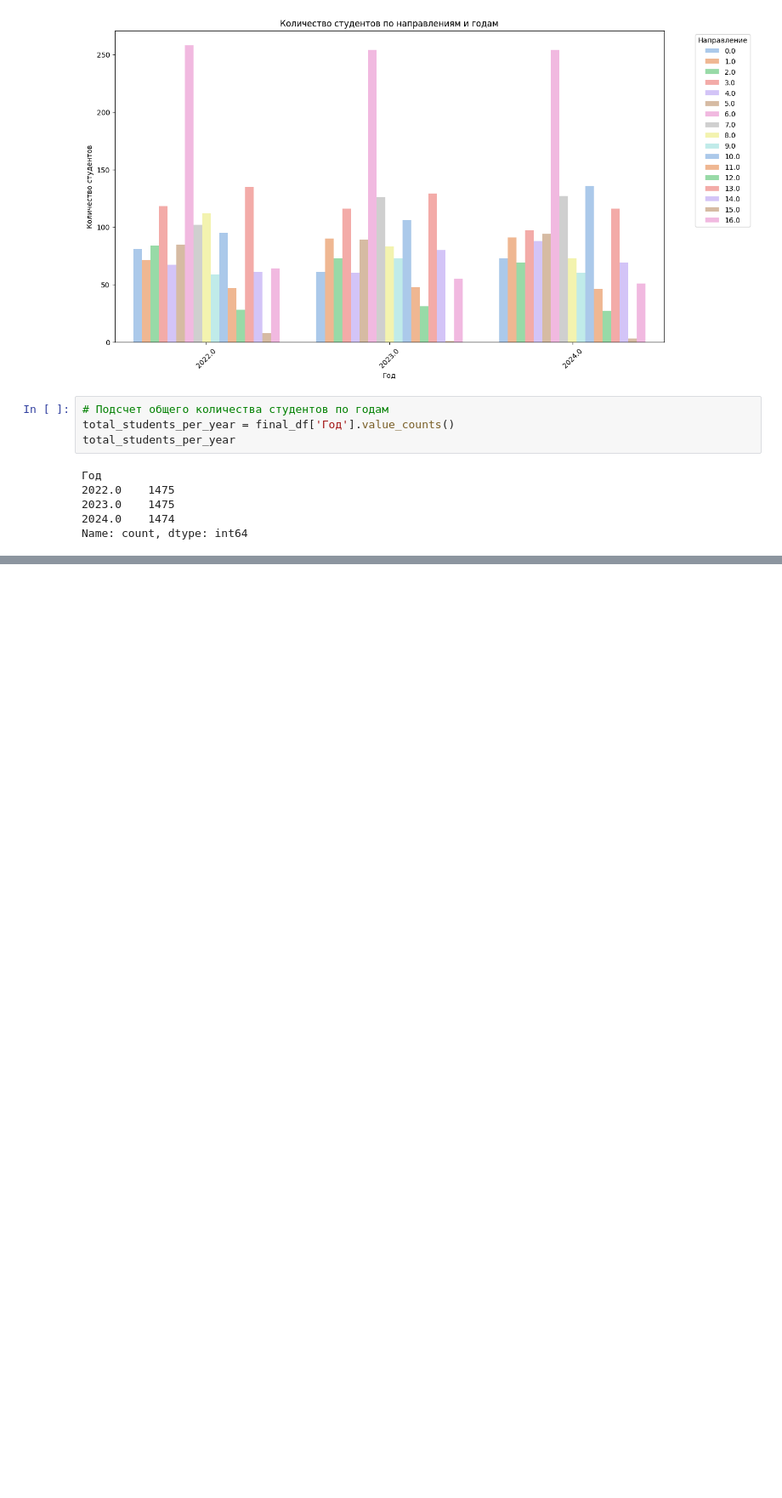
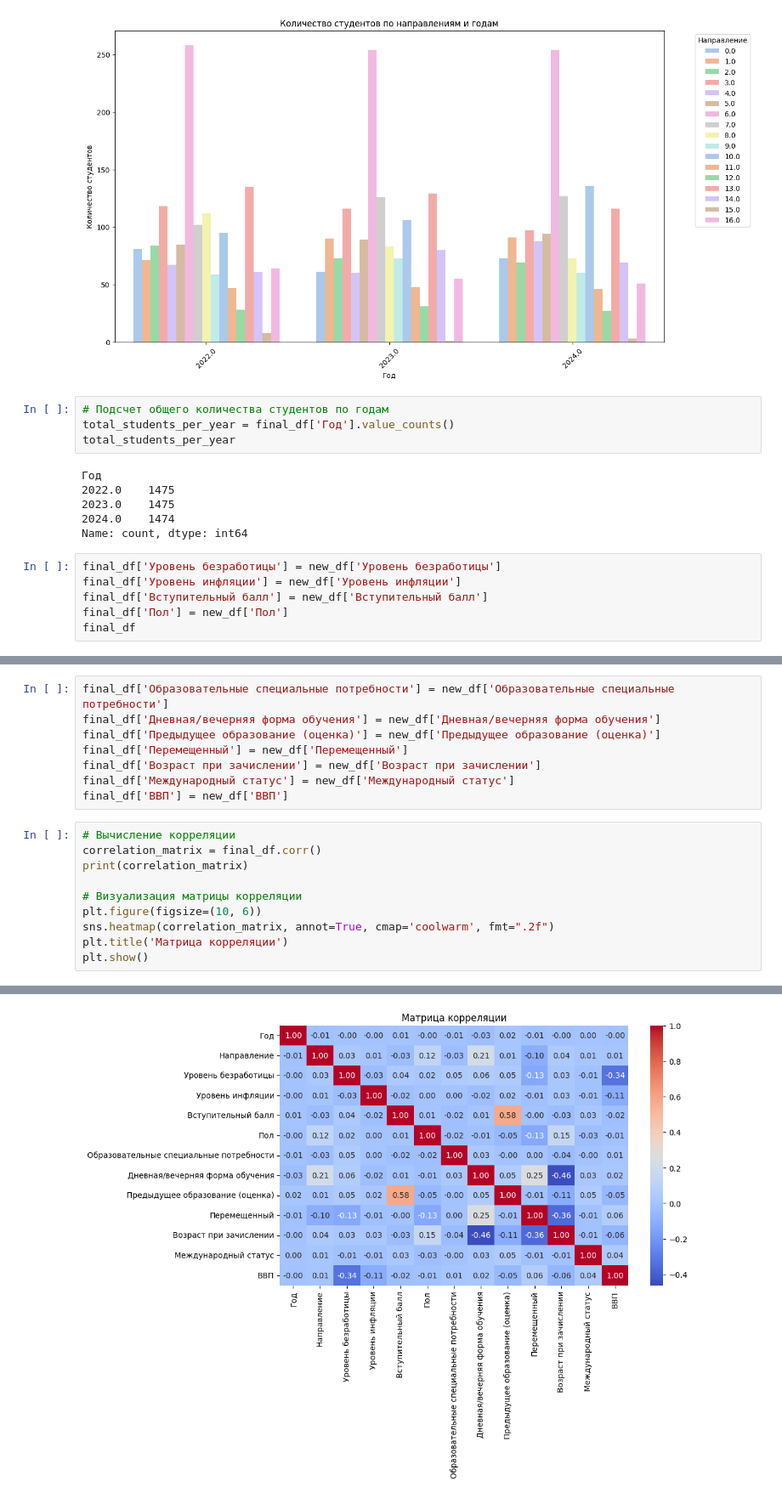
Before and after one commit to kristina-skoptsova/diplom, a Jupyter notebook: cleaned.ipynb, the cells around one changed output, grey strips where cells are left out. Shown at 85% size. Drawn from its saved outputs; the diff is of its cells as text; blank space fills up the shorter version.

```diff
--- a/cleaned.ipynb
+++ b/cleaned.ipynb
@@ -311,3 +311,9 @@ total_students_per_year
 2023.0    1475
 2024.0    1474
 Name: count, dtype: int64
+# %%
+final_df['Уровень безработицы'] = new_df['Уровень безработицы']
+final_df['Уровень инфляции'] = new_df['Уровень инфляции']
+final_df['Вступительный балл'] = new_df['Вступительный балл']
+final_df['Пол'] = new_df['Пол']
+final_df
@@ -313,0 +334,19 @@ Name: count, dtype: int64
+# %%
+final_df['Образовательные специальные потребности'] = new_df['Образовательные специальные потребности']
+final_df['Дневная/вечерняя форма обучения'] = new_df['Дневная/вечерняя форма обучения']
+final_df['Предыдущее образование (оценка)'] = new_df['Предыдущее образование (оценка)']
+final_df['Перемещенный'] = new_df['Перемещенный']
+final_df['Возраст при зачислении'] = new_df['Возраст при зачислении']
+final_df['Международный статус'] = new_df['Международный статус']
+final_df['ВВП'] = new_df['ВВП']
+# %%
+# Вычисление корреляции
+correlation_matrix = final_df.corr()
+print(correlation_matrix)
+
+# Визуализация матрицы корреляции
+plt.figure(figsize=(10, 6))
+sns.heatmap(correlation_matrix, annot=True, cmap='coolwarm', fmt=".2f")
+plt.title('Матрица корреляции')
+plt.show()
+# %% [output]
@@ -313,0 +370 @@ Name: count, dtype: int64
+[figure, added]
```
Also changed, not shown: parts of 10 cells of this notebook.
